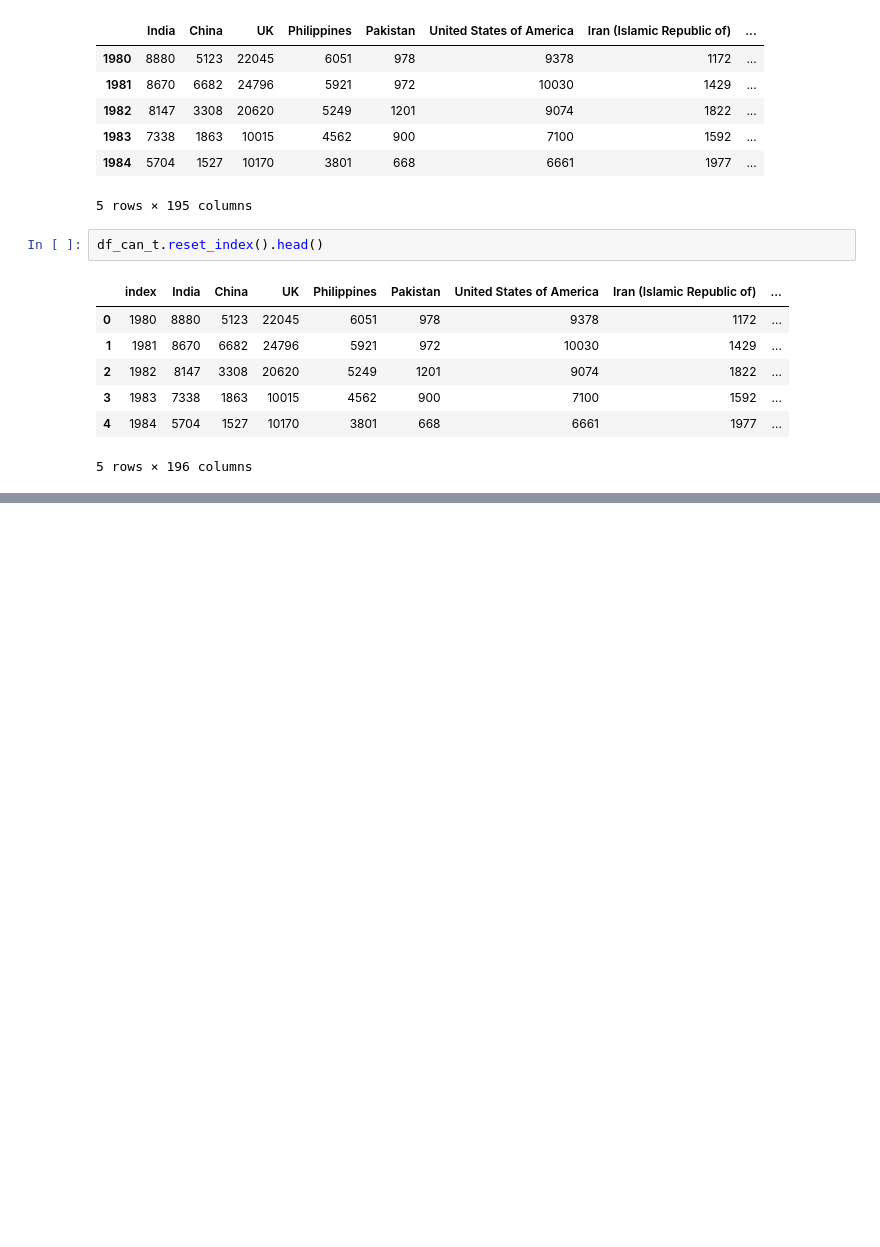
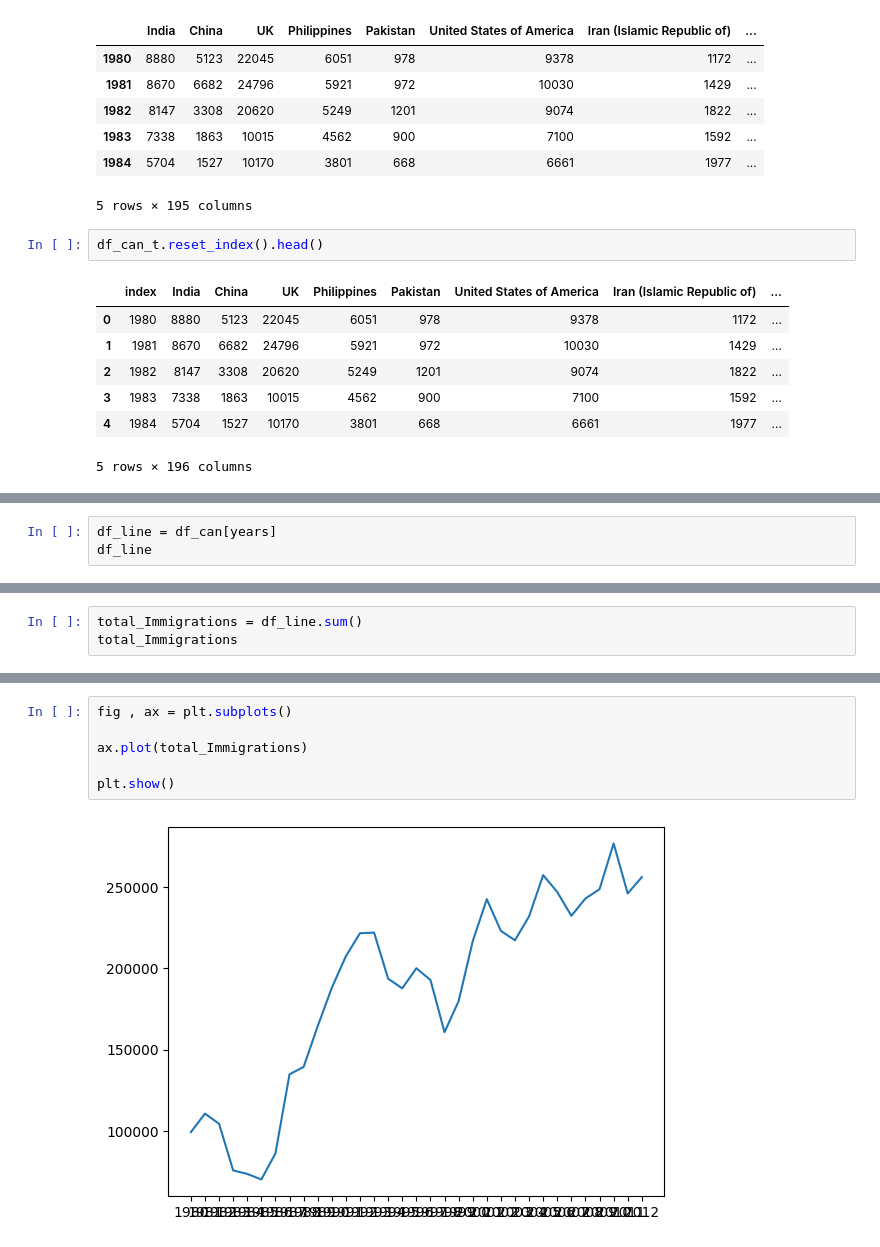
Before and after one commit to MachineTi-lab/IBM_Data_Visualization, a Jupyter notebook: MathPlot_LinePllots.ipynb, the cells around one changed output, grey strips where cells are left out. Cells and saved outputs as stored; diff of their text form; blank space fills up the shorter version.

```diff
--- a/MathPlot_LinePllots.ipynb
+++ b/MathPlot_LinePllots.ipynb
@@ -693,0 +698,3 @@ df_can_t.reset_index().head()
+# %%
+df_line = df_can[years]
+df_line
@@ -693,0 +715,3 @@ df_can_t.reset_index().head()
+# %%
+total_Immigrations = df_line.sum()
+total_Immigrations
@@ -693,0 +736,8 @@ df_can_t.reset_index().head()
+# %%
+fig , ax = plt.subplots()
+
+ax.plot(total_Immigrations)
+
+plt.show()
+# %% [output]
+[figure, added]
```
Also changed, not shown: parts of 6 cells of this notebook.
